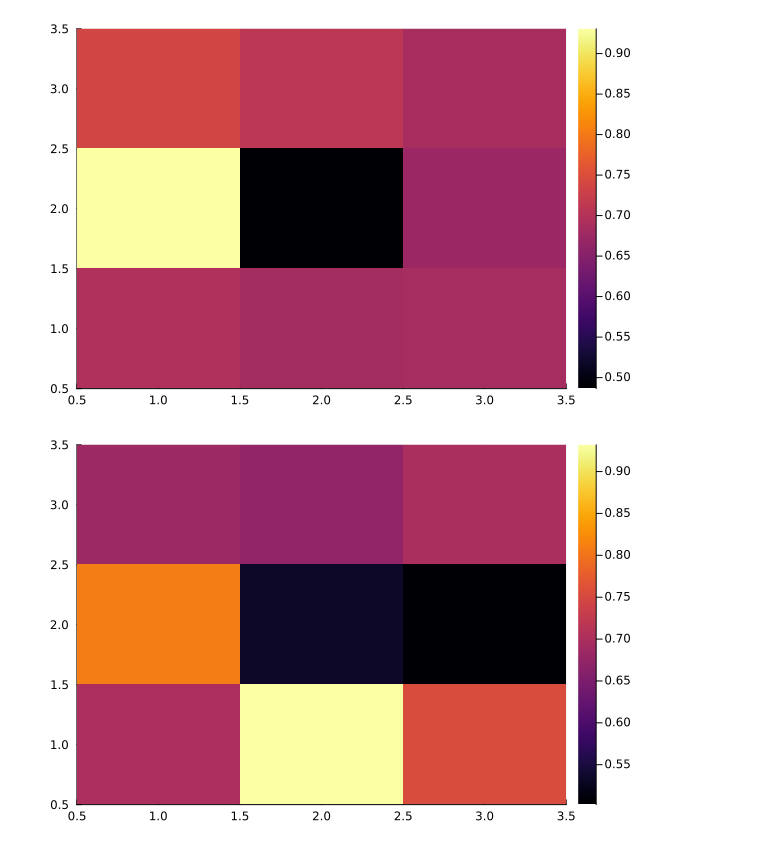
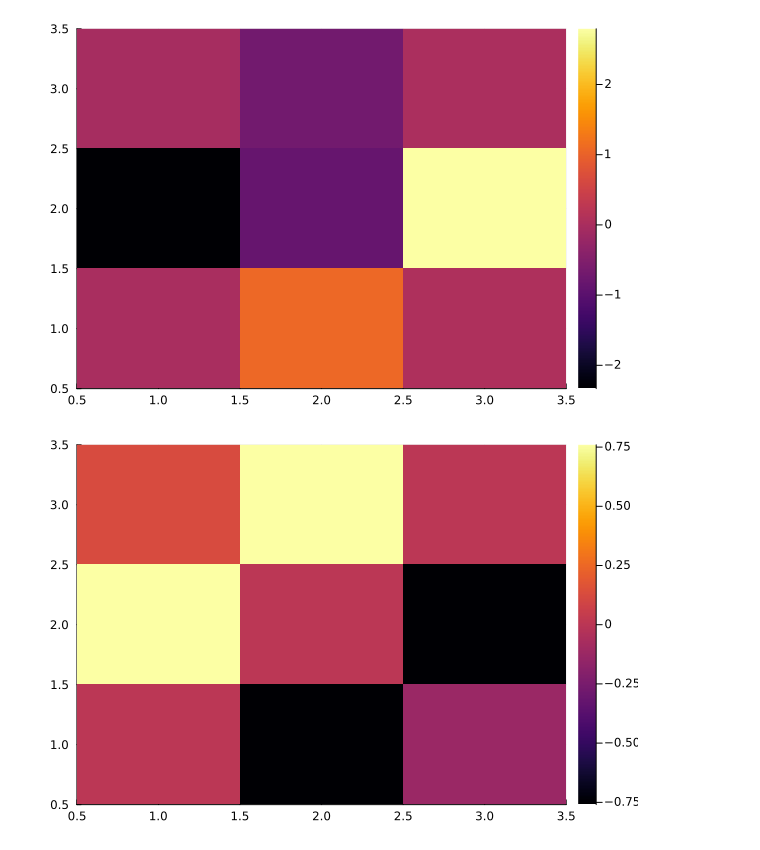
Before and after one commit to ttx002000/HF_Moire, a Jupyter notebook: data_collection/triangular/data_output/plot.ipynb, the cells around one changed output. Saved outputs shown, nothing was run; the diff lists cells and outputs as text; code cells hidden in the pictures.

```diff
--- a/data_collection/triangular/data_output/plot.ipynb
+++ b/data_collection/triangular/data_output/plot.ipynb
@@ -1,12 +1,14 @@
 # %%
 using JLD2, Plots
 # %%
-st=load("try_normalgauge.jld2")
-heatmap(imag.(st["Flink"]))
+st2=load("try_nopotential_withint_randomgauge.jld2")
+st2["energy"]
+heatmap(imag.(st2["Flink"]))
 # %% [output]
-[figure, old version]
+[figure, new version]
 # %%
-st=load("try_Landaugauge.jld2")
-heatmap(imag.(st["Flink"]))
+st4=load("try_noint.jld2")
+st4["energy"]
+heatmap(imag.(st4["Flink"]))
 # %% [output]
-[figure, old version]
+[figure, new version]
```
Also changed, not shown: parts of 6 cells of this notebook, 6 other files.
